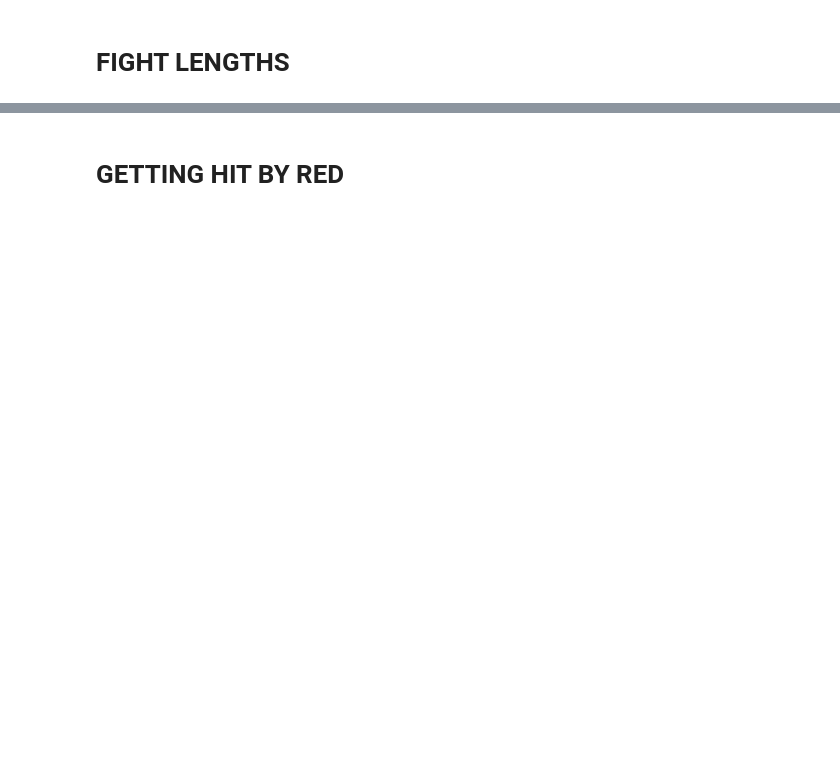
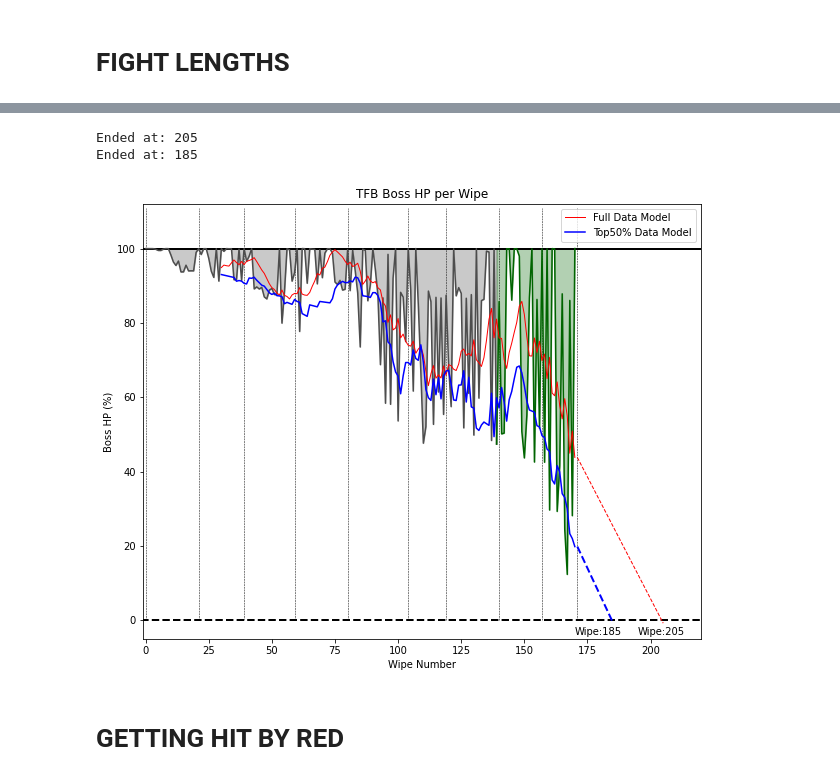
Before and after one commit to yma3/TheFriendlyBunch-WCLogs-Analysis, a Jupyter notebook: WCLogs.ipynb, the cells around one changed output, grey strips where cells are left out. Cells and saved outputs as stored; diff of their text form; code cells hidden in the pictures; blank space fills up the shorter version.

```diff
--- a/WCLogs.ipynb
+++ b/WCLogs.ipynb
@@ -147,3 +292,64 @@ plt.savefig(dir+'fightlength.png', format='png')
+# %%
+WINDOW_SIZE = 30
+TOP_N = 25
+
+# Define preds as pred_TopN
+
+pred_all, pred_endall = TopNRegressionModel(WINDOW_SIZE = WINDOW_SIZE, TOP_N = WINDOW_SIZE-3)
+pred_15, pred_end15 = TopNRegressionModel(WINDOW_SIZE = WINDOW_SIZE, TOP_N = 15)
+# pred_5 = TopNRegressionModel(WINDOW_SIZE = WINDOW_SIZE, TOP_N = 5)
+# %% [output]
+Ended at: 205
+Ended at: 185
+# %%
+# Total wipes
+WIPES_UP_TO_LAST = 140
+import matplotlib.pyplot as plt
+
+Y_LIM = 112 # 780s is max time of nzoth hard enrage
+X_LIM = 220 # Number of pulls
+
+# Psychus times
+# ---
+# P1 -> 1 minute -> 60s to 2m50s -> 170s
+# P2 -> 4 m -> 240s to 5m50s -> 350s
+# Secret -> 8m50s -> 530s
+
+plt.figure(1, figsize=(10,8))
+plt.plot(range(-10, X_LIM+10), [100 for i in range(-10, X_LIM+10)], color='black', linestyle='-', linewidth=2)
+plt.plot(range(-10, X_LIM+10), [0 for i in range(-10, X_LIM+10)], color='black', linestyle='--', linewidth=2)
+
+# Plot psychus phases and secret
+for day in wipedays:
+  plt.plot([day for i in range(0, Y_LIM)], range(0, Y_LIM), color='black', linestyle='--', linewidth=0.5)
+
+plt.plot(allfight_bosshps[:WIPES_UP_TO_LAST], color='0.3')
+plt.plot(range(WIPES_UP_TO_LAST-1, len(allfight_bosshps)), allfight_bosshps[WIPES_UP_TO_LAST-1:], color='darkgreen')
+plt.fill_between(range(len(allfight_bosshps[:WIPES_UP_TO_LAST])), allfight_bosshps[:WIPES_UP_TO_LAST], 100, alpha=0.3, color='0.3')
+plt.fill_between(range(WIPES_UP_TO_LAST-1, len(allfight_bosshps)), allfight_bosshps[WIPES_UP_TO_LAST-1:], 100, alpha=0.3, color='darkgreen')
+
+# Plot preds
+# plt.plot(pred_all, color='yellow', linewidth='1', alpha=0.8)
+plt.plot(pred_all[:len(allfight_bosshps)], color='red', linewidth='1', alpha=1, label='Full Data Model')
+plt.plot(pred_15[:len(allfight_bosshps)], color='blue', linewidth='1.5',alpha = 1, label='Top50% Data Model')
+
+plt.plot(range(len(allfight_bosshps), len(allfight_bosshps)+len(pred_all[len(allfight_bosshps):])), pred_all[len(allfight_bosshps):], color='red', linewidth='1', linestyle='--', alpha=1)
+plt.plot(range(len(allfight_bosshps), len(allfight_bosshps)+len(pred_15[len(allfight_bosshps):])), pred_15[len(allfight_bosshps):], color='blue', linewidth='2', linestyle='--', alpha=1)
+
+plt.text(pred_endall-10, -4, 'Wipe:' + str(pred_endall), fontsize=10)
+plt.text(pred_end15-15, -4, 'Wipe:' + str(pred_end15), fontsize=10)
+
+
+plt.title('TFB Boss HP per Wipe')
+plt.xlabel('Wipe Number')
+plt.ylabel('Boss HP (%)')
+plt.legend(loc='upper right')
+
+plt.axis([-1, X_LIM, -5, Y_LIM])
+plt.savefig(dir+'bossHP.png', format='png')
+plt.show()
+# %% [output]
+[figure, added]
 # %% [markdown]
 # GETTING HIT BY RED
 # %%
```
Also changed, not shown: parts of 16 cells of this notebook.
